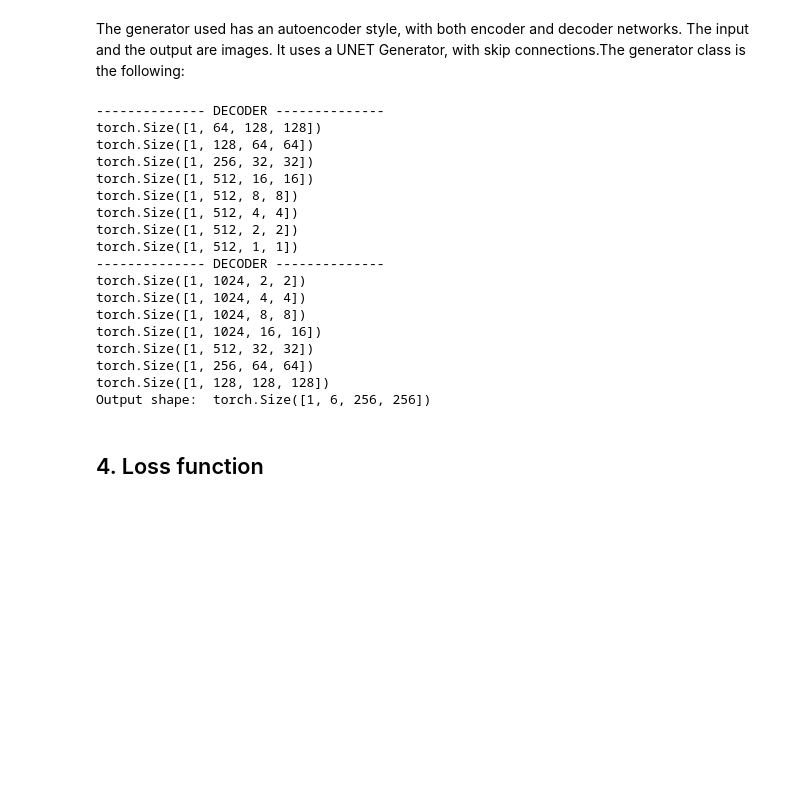
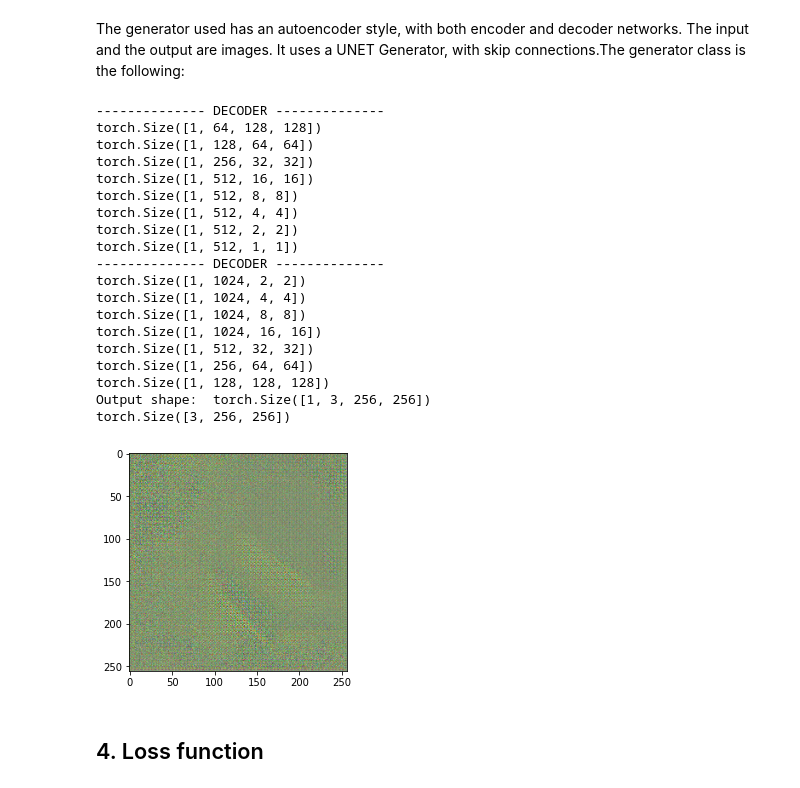
Before and after one commit to jemonra/ImageColouring, a Jupyter notebook: ColouringImageProject.ipynb, the cells around one changed output. Drawn from its saved outputs; the diff is of its cells as text; code cells hidden in the pictures; blank space fills up the shorter version.

```diff
--- a/ColouringImageProject.ipynb
+++ b/ColouringImageProject.ipynb
@@ -88,4 +88,4 @@ grayscale_transform = transforms.Compose(
 
 colored_data = ImageDataset(img_path, colored_transform)
 grayscale_data = ImageDataset(img_path, grayscale_transform)
-dataset = TwoImagesDataset(colored_data, grayscale_data)
+dataset = TwoImagesDataset(grayscale_data, colored_data)
@@ -108,3 +112,6 @@ plot_image(grayscale_data[0])
 WARNING:matplotlib.image:Clipping input data to the valid range for imshow with RGB data ([0..1] for floats or [0..255] for integers).
 Plotting a grayscale image in the dataset:
 [figure]
+# %%
+def plot_image_minus1to1(image):
+  plot_image((image + 1) / 2)
@@ -348,26 +362,31 @@ generator = Generator(3)
 # %%
 input_img, tg_img = dataset[0]
 var = generator.forward(input_img.unsqueeze(0))
 print("Output shape: ", var.shape)
+print(var[0].shape)
+var2 = var.detach()
+plot_image_minus1to1(var2[0])
 # %% [output]
 -------------- DECODER --------------
 torch.Size([1, 64, 128, 128])
 torch.Size([1, 128, 64, 64])
 torch.Size([1, 256, 32, 32])
 torch.Size([1, 512, 16, 16])
 torch.Size([1, 512, 8, 8])
 torch.Size([1, 512, 4, 4])
 torch.Size([1, 512, 2, 2])
 torch.Size([1, 512, 1, 1])
 -------------- DECODER --------------
 torch.Size([1, 1024, 2, 2])
 torch.Size([1, 1024, 4, 4])
 torch.Size([1, 1024, 8, 8])
 torch.Size([1, 1024, 16, 16])
 torch.Size([1, 512, 32, 32])
 torch.Size([1, 256, 64, 64])
 torch.Size([1, 128, 128, 128])
-Output shape:  torch.Size([1, 6, 256, 256])
+Output shape:  torch.Size([1, 3, 256, 256])
+torch.Size([3, 256, 256])
+[figure, added]
 # %% [markdown]
 <h2>4. Loss function</h2>
 # %% [markdown]
```
Also changed, not shown: parts of 13 cells of this notebook.
